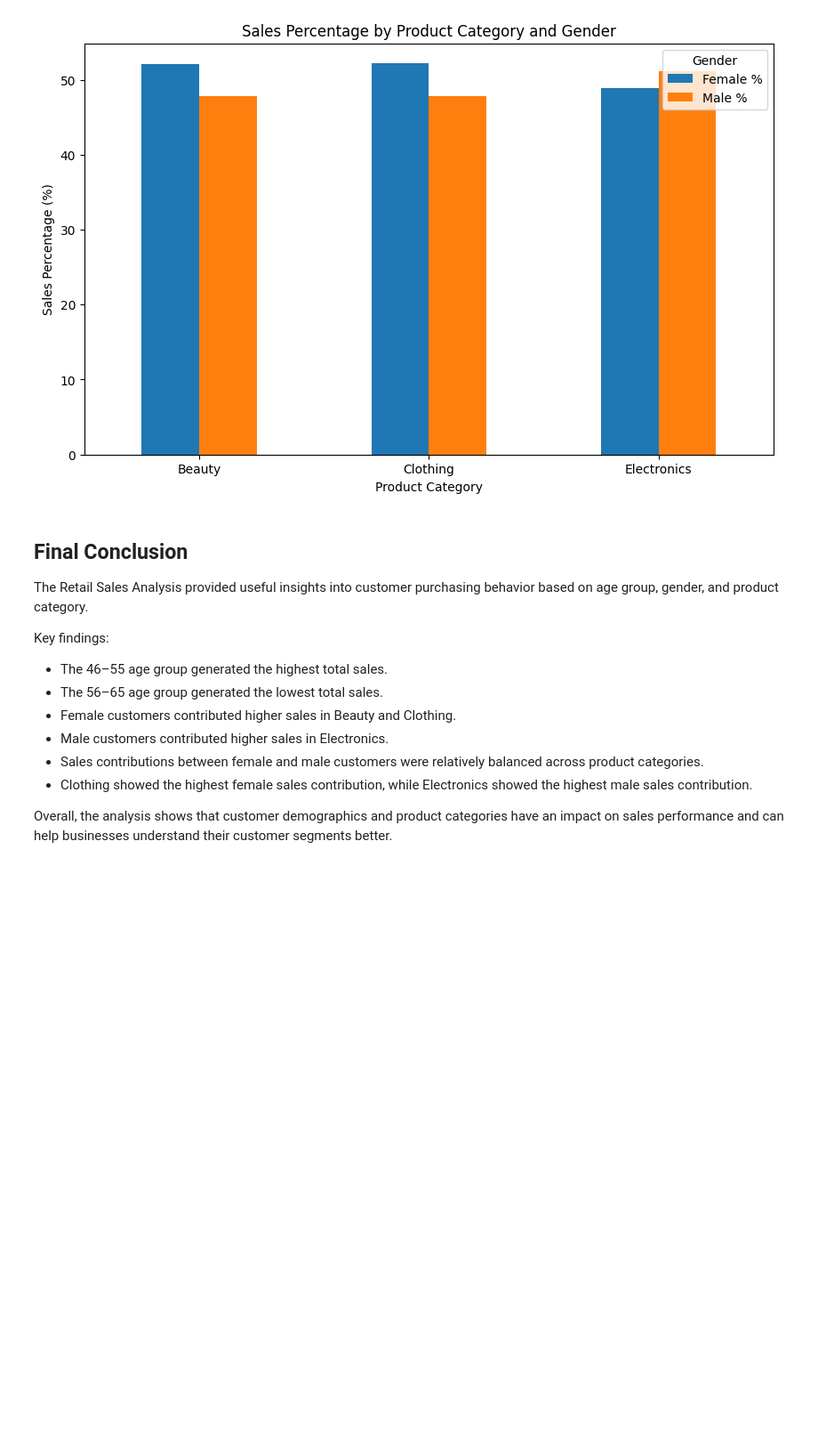
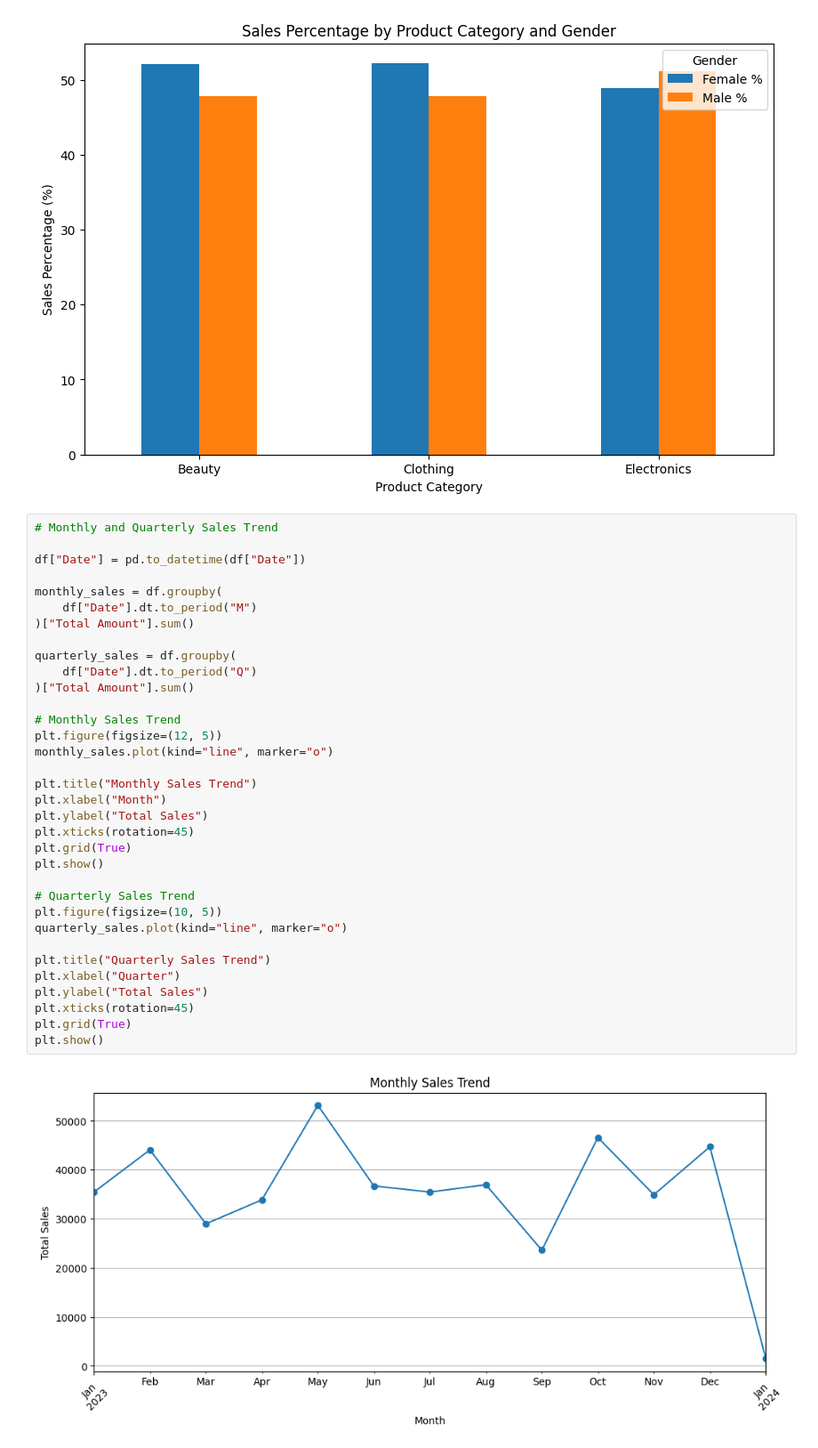
Before and after one commit to vishalkorde-21/OIBSIP, a Jupyter notebook: DataAnalytics-L1-irisFlowerClassification/DataAnalytics-L1-EDARetailsales/retail_sales_analysis.ipynb, the cells around one changed output. Shown at 89% size. Saved outputs shown, nothing was run; the diff lists cells and outputs as text; blank space fills up the shorter version.

Commit message:
Completed Retail Sales Analysis EDA Project

```diff
--- a/DataAnalytics-L1-irisFlowerClassification/DataAnalytics-L1-EDARetailsales/retail_sales_analysis.ipynb
+++ b/DataAnalytics-L1-irisFlowerClassification/DataAnalytics-L1-EDARetailsales/retail_sales_analysis.ipynb
@@ -537,17 +537,39 @@ plt.legend(title="Gender")
 plt.show()
 # %% [output]
 [figure]
-# %% [markdown]
-## Final Conclusion
-
-The Retail Sales Analysis provided useful insights into customer purchasing behavior based on age group, gender, and product category.
-
-Key findings:
-- The 46–55 age group generated the highest total sales.
-- The 56–65 age group generated the lowest total sales.
-- Female customers contributed higher sales in Beauty and Clothing.
-- Male customers contributed higher sales in Electronics.
-- Sales contributions between female and male customers were relatively balanced across product categories.
-- Clothing showed the highest female sales contribution, while Electronics showed the highest male sales contribution.
-
-Overall, the analysis shows that customer demographics and product categories have an impact on sales performance and can help businesses understand their customer segments better.
+# %%
+# Monthly and Quarterly Sales Trend
+
+df["Date"] = pd.to_datetime(df["Date"])
+
+monthly_sales = df.groupby(
+    df["Date"].dt.to_period("M")
+)["Total Amount"].sum()
+
+quarterly_sales = df.groupby(
+    df["Date"].dt.to_period("Q")
+)["Total Amount"].sum()
+
+# Monthly Sales Trend
+plt.figure(figsize=(12, 5))
+monthly_sales.plot(kind="line", marker="o")
+
+plt.title("Monthly Sales Trend")
+plt.xlabel("Month")
+plt.ylabel("Total Sales")
+plt.xticks(rotation=45)
+plt.grid(True)
+plt.show()
+
+# Quarterly Sales Trend
+plt.figure(figsize=(10, 5))
+quarterly_sales.plot(kind="line", marker="o")
+
+plt.title("Quarterly Sales Trend")
+plt.xlabel("Quarter")
+plt.ylabel("Total Sales")
+plt.xticks(rotation=45)
+plt.grid(True)
+plt.show()
+# %% [output]
+[figure, added]
```
Also changed, not shown: parts of 2 cells of this notebook.
